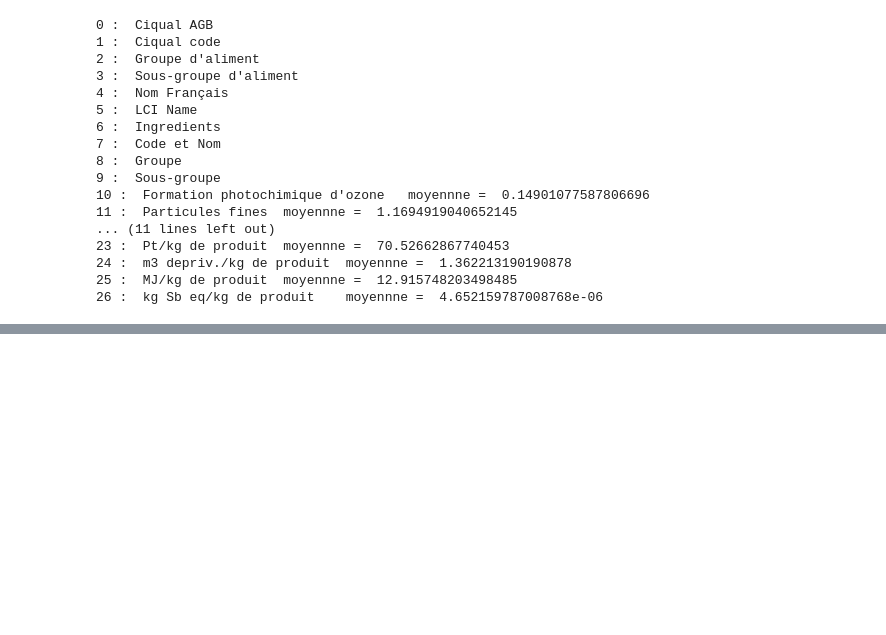
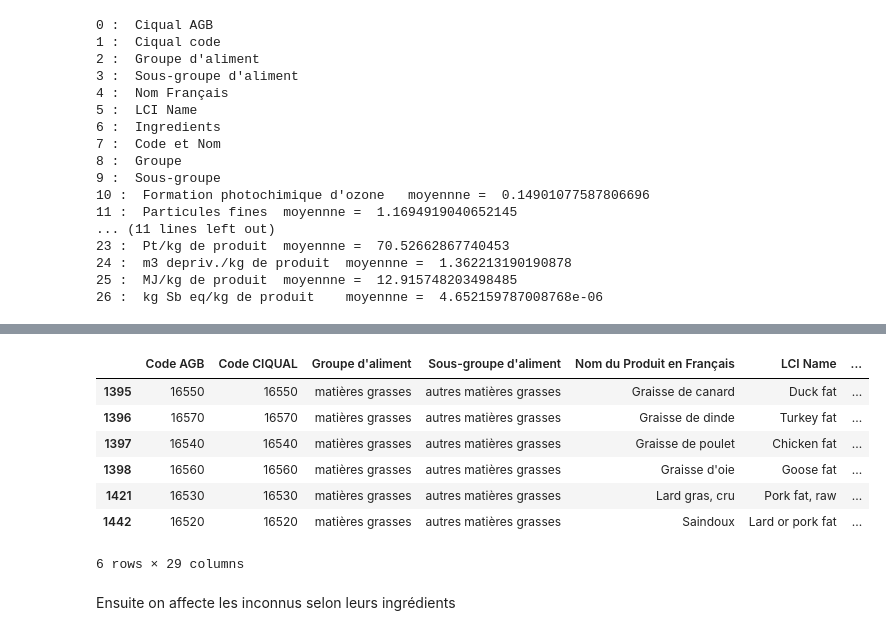
Before and after one commit to iLykTurtlz/MLAlgorithms3, a Jupyter notebook: Projet2/projet-2.ipynb, the cells around one changed output, grey strips where cells are left out. Cells and saved outputs as stored; diff of their text form; code cells hidden in the pictures; blank space fills up the shorter version.

```diff
--- a/Projet2/projet-2.ipynb
+++ b/Projet2/projet-2.ipynb
@@ -253,0 +316,11 @@ for i in range(0,len(data_ingredients.columns)):
+# %%
+inconnus[inconnus['Sous-groupe d\'aliment'] == 'autres matières grasses']
+# %% [output]
+|  | Code AGB | Code CIQUAL | Groupe d'aliment | Sous-groupe d'aliment | Nom du Produit en Français | LCI Name | ... |
+| 1395 | 16550 | 16550 | matières grasses | autres matières grasses | Graisse de canard | Duck fat | ... |
+| 1396 | 16570 | 16570 | matières grasses | autres matières grasses | Graisse de dinde | Turkey fat | ... |
+| 1397 | 16540 | 16540 | matières grasses | autres matières grasses | Graisse de poulet | Chicken fat | ... |
+| 1398 | 16560 | 16560 | matières grasses | autres matières grasses | Graisse d'oie | Goose fat | ... |
+| 1421 | 16530 | 16530 | matières grasses | autres matières grasses | Lard gras, cru | Pork fat, raw | ... |
+| 1442 | 16520 | 16520 | matières grasses | autres matières grasses | Saindoux | Lard or pork fat | ... |
+6 rows × 29 columns
@@ -253,0 +329,2 @@ for i in range(0,len(data_ingredients.columns)):
+# %% [markdown]
+Ensuite on affecte les inconnus selon leurs ingrédients
```
Also changed, not shown: parts of 24 cells of this notebook.
